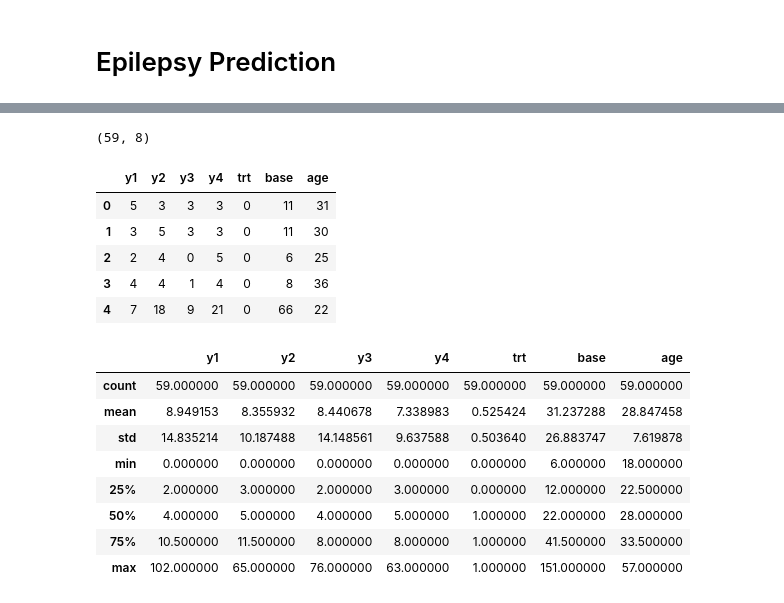
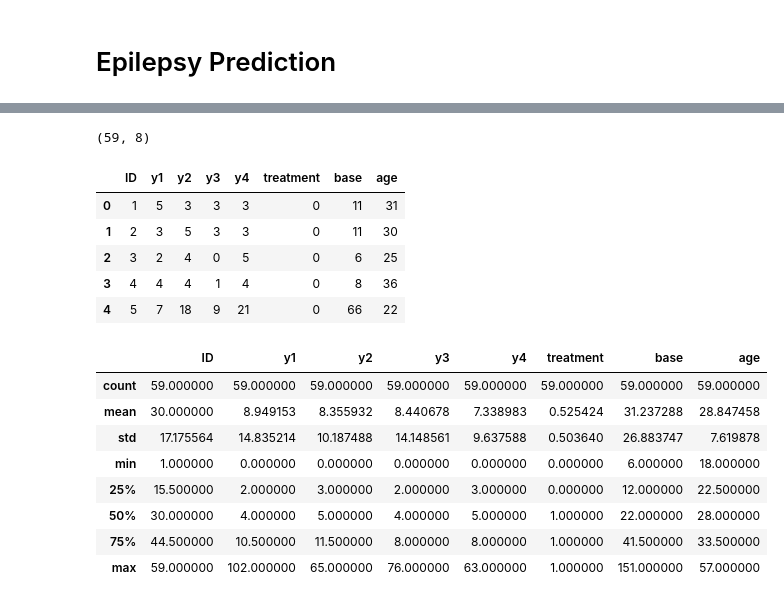
Before and after one commit to harvard-team-pivot/epilepsy-prediction, a Jupyter notebook: Team_Pivot_CS109A_Final_Project_Milestone_3_Sean.ipynb, the cells around one changed output, grey strips where cells are left out. Drawn from its saved outputs; the diff is of its cells as text; code cells hidden in the pictures.

```diff
--- a/Team_Pivot_CS109A_Final_Project_Milestone_3_Sean.ipynb
+++ b/Team_Pivot_CS109A_Final_Project_Milestone_3_Sean.ipynb
@@ -26,26 +42,26 @@ seizure_raw = pd.read_csv('data/seizure.csv', delimiter=',')
 # %%
 #clean up data
-seizure_df = seizure_raw[['y1','y2','y3','y4','trt','base','age']]
+seizure_raw.columns=['ID','y1','y2','y3','y4','treatment','base','age']
 print seizure_raw.shape
-seizure_df.head()
+seizure_raw.head()
 # %% [output]
 (59, 8)
-|  | y1 | y2 | y3 | y4 | trt | base | age |
-| 0 | 5 | 3 | 3 | 3 | 0 | 11 | 31 |
-| 1 | 3 | 5 | 3 | 3 | 0 | 11 | 30 |
-| 2 | 2 | 4 | 0 | 5 | 0 | 6 | 25 |
-| 3 | 4 | 4 | 1 | 4 | 0 | 8 | 36 |
-| 4 | 7 | 18 | 9 | 21 | 0 | 66 | 22 |
+|  | ID | y1 | y2 | y3 | y4 | treatment | base | age |
+| 0 | 1 | 5 | 3 | 3 | 3 | 0 | 11 | 31 |
+| 1 | 2 | 3 | 5 | 3 | 3 | 0 | 11 | 30 |
+| 2 | 3 | 2 | 4 | 0 | 5 | 0 | 6 | 25 |
+| 3 | 4 | 4 | 4 | 1 | 4 | 0 | 8 | 36 |
+| 4 | 5 | 7 | 18 | 9 | 21 | 0 | 66 | 22 |
 # %%
 #let's take a look at the summary statistics of the data
-seizure_df.describe()
+seizure_raw.describe()
 # %% [output]
-|  | y1 | y2 | y3 | y4 | trt | base | age |
-| count | 59.000000 | 59.000000 | 59.000000 | 59.000000 | 59.000000 | 59.000000 | 59.000000 |
-| mean | 8.949153 | 8.355932 | 8.440678 | 7.338983 | 0.525424 | 31.237288 | 28.847458 |
-| std | 14.835214 | 10.187488 | 14.148561 | 9.637588 | 0.503640 | 26.883747 | 7.619878 |
-| min | 0.000000 | 0.000000 | 0.000000 | 0.000000 | 0.000000 | 6.000000 | 18.000000 |
-| 25% | 2.000000 | 3.000000 | 2.000000 | 3.000000 | 0.000000 | 12.000000 | 22.500000 |
-| 50% | 4.000000 | 5.000000 | 4.000000 | 5.000000 | 1.000000 | 22.000000 | 28.000000 |
-| 75% | 10.500000 | 11.500000 | 8.000000 | 8.000000 | 1.000000 | 41.500000 | 33.500000 |
-| max | 102.000000 | 65.000000 | 76.000000 | 63.000000 | 1.000000 | 151.000000 | 57.000000 |
+|  | ID | y1 | y2 | y3 | y4 | treatment | base | age |
+| count | 59.000000 | 59.000000 | 59.000000 | 59.000000 | 59.000000 | 59.000000 | 59.000000 | 59.000000 |
+| mean | 30.000000 | 8.949153 | 8.355932 | 8.440678 | 7.338983 | 0.525424 | 31.237288 | 28.847458 |
+| std | 17.175564 | 14.835214 | 10.187488 | 14.148561 | 9.637588 | 0.503640 | 26.883747 | 7.619878 |
+| min | 1.000000 | 0.000000 | 0.000000 | 0.000000 | 0.000000 | 0.000000 | 6.000000 | 18.000000 |
+| 25% | 15.500000 | 2.000000 | 3.000000 | 2.000000 | 3.000000 | 0.000000 | 12.000000 | 22.500000 |
+| 50% | 30.000000 | 4.000000 | 5.000000 | 4.000000 | 5.000000 | 1.000000 | 22.000000 | 28.000000 |
+| 75% | 44.500000 | 10.500000 | 11.500000 | 8.000000 | 8.000000 | 1.000000 | 41.500000 | 33.500000 |
+| max | 59.000000 | 102.000000 | 65.000000 | 76.000000 | 63.000000 | 1.000000 | 151.000000 | 57.000000 |
```
Also changed, not shown: parts of 8 cells of this notebook.
